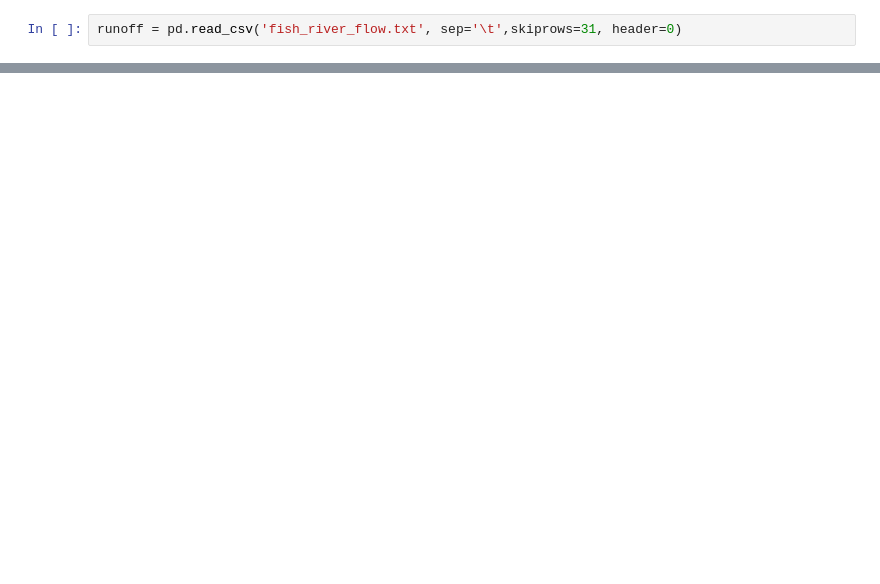
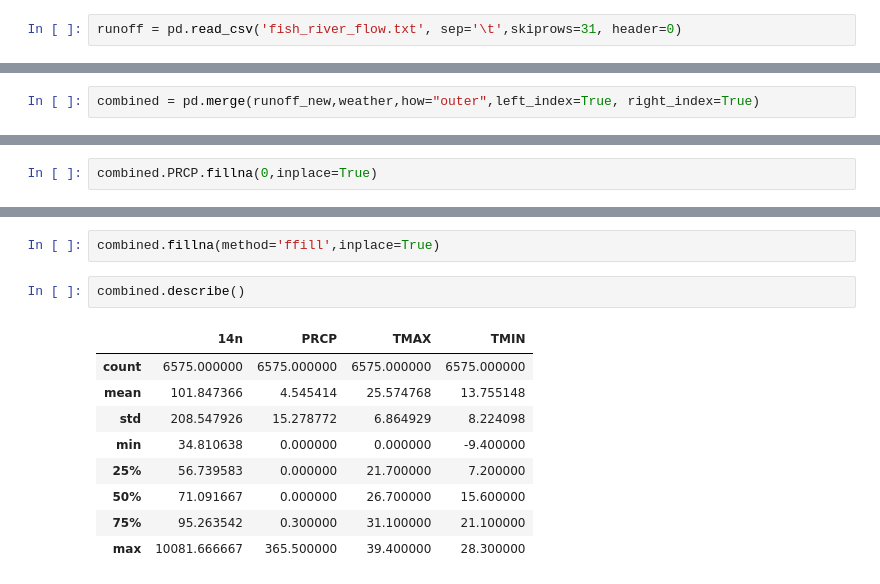
Before and after one commit to harsh29320/Capstone_project_2, a Jupyter notebook: Capstone_project_2.ipynb, the cells around one changed output, grey strips where cells are left out. Saved outputs shown, nothing was run; the diff lists cells and outputs as text; blank space fills up the shorter version.

```diff
--- a/Capstone_project_2.ipynb
+++ b/Capstone_project_2.ipynb
@@ -39,0 +135,2 @@ runoff.head()
+# %%
+combined = pd.merge(runoff_new,weather,how="outer",left_index=True, right_index=True)
@@ -39,0 +158,2 @@ runoff.head()
+# %%
+combined.PRCP.fillna(0,inplace=True)
@@ -39,0 +172,14 @@ runoff.head()
+# %%
+combined.fillna(method='ffill',inplace=True)
+# %%
+combined.describe()
+# %% [output]
+|  | 14n | PRCP | TMAX | TMIN |
+| count | 6575.000000 | 6575.000000 | 6575.000000 | 6575.000000 |
+| mean | 101.847366 | 4.545414 | 25.574768 | 13.755148 |
+| std | 208.547926 | 15.278772 | 6.864929 | 8.224098 |
+| min | 34.810638 | 0.000000 | 0.000000 | -9.400000 |
+| 25% | 56.739583 | 0.000000 | 21.700000 | 7.200000 |
+| 50% | 71.091667 | 0.000000 | 26.700000 | 15.600000 |
+| 75% | 95.263542 | 0.300000 | 31.100000 | 21.100000 |
+| max | 10081.666667 | 365.500000 | 39.400000 | 28.300000 |
```
Also changed, not shown: parts of 45 cells of this notebook.
